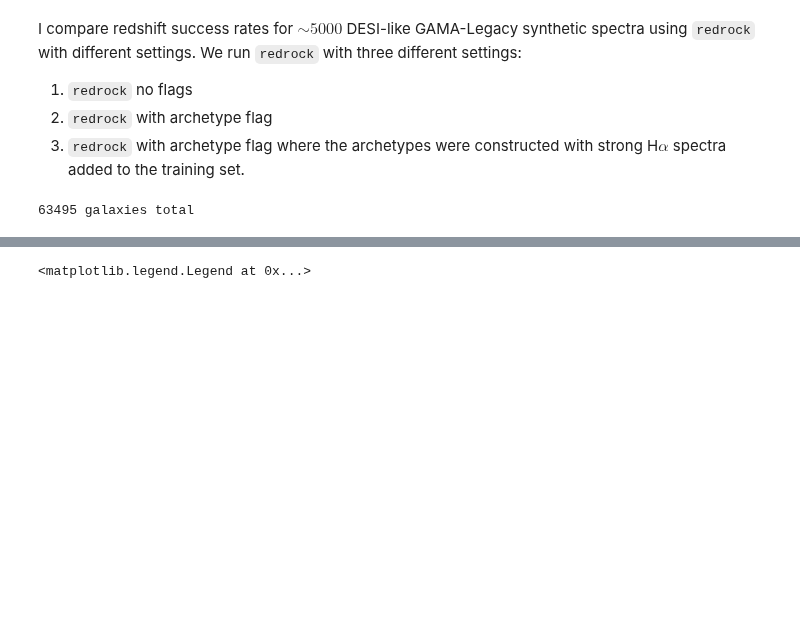
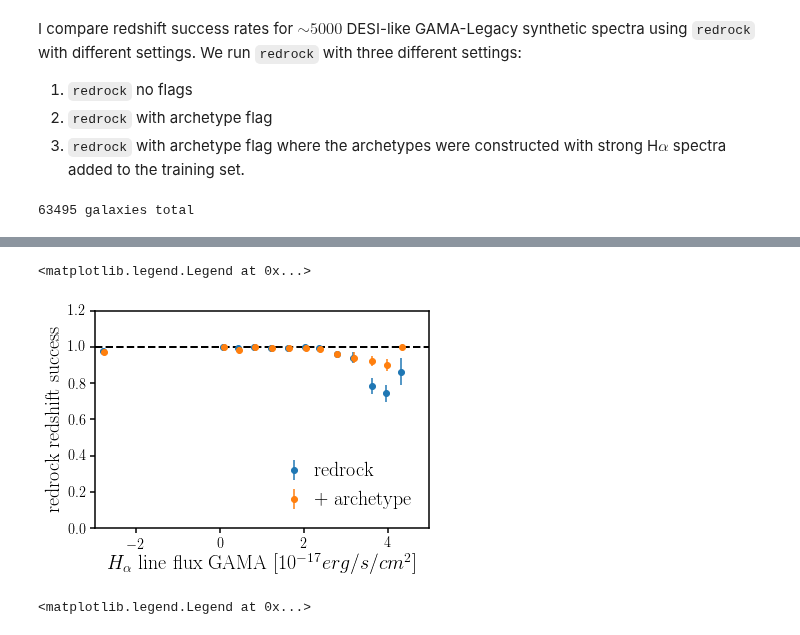
Before and after one commit to desi-bgs/feasiBGS, a Jupyter notebook: notebook/local_G3L7_redrock_zsuccess_archetype.ipynb, the cells around one changed output, grey strips where cells are left out. Cells and saved outputs as stored; diff of their text form; code cells hidden in the pictures; blank space fills up the shorter version.

```diff
--- a/notebook/local_G3L7_redrock_zsuccess_archetype.ipynb
+++ b/notebook/local_G3L7_redrock_zsuccess_archetype.ipynb
@@ -111,3 +132,27 @@ def zsuccess_rate_magnorm(prop, zsuccess_cond, magnorm_flag, range=None, nbins=2
+# %%
+block_ha = block['gama-spec']['ha_flux']
+hasha = (block_ha > 0.)
+block_ha_lowlim = block_ha.copy()
+block_ha_lowlim[~hasha] = 10**-2.8
+
+fig = plt.figure()
+sub = fig.add_subplot(111)
+sub.plot([-3., 5.], [1., 1.], c='k', ls='--', lw=2)
+
+mm, e1, ee1 = zsuccess_rate_magnorm(np.log10(block_ha_lowlim), success0, magnorm_flag, range=[-3., 5.])
+sub.errorbar(mm, e1, ee1, c='C0', fmt='o', label='redrock')
+
+mm, e1, ee1 = zsuccess_rate_magnorm(np.log10(block_ha_lowlim), success_arch, magnorm_flag, range=[-3., 5.])
+sub.errorbar(mm+0.02, e1, ee1, c='C1', fmt='o', label='+ archetype')
+
+sub.set_xlabel(r'$H_\alpha$ line flux GAMA $[10^{-17}erg/s/cm^2]$', fontsize=20)
+sub.set_xlim([-3., 5.])
+sub.set_ylabel(r'redrock redshift success', fontsize=20)
+sub.set_ylim([0., 1.2])
+sub.legend(loc='lower right', handletextpad=0., prop={'size': 20})
+# %% [output]
+<matplotlib.legend.Legend at 0x...>
+[figure, added]
 # %%
 block_ha = block['gama-spec']['ha_flux']
 hasha = (block_ha > 0.)
```
Also changed, not shown: parts of 1 cell of this notebook, 1 other file.
